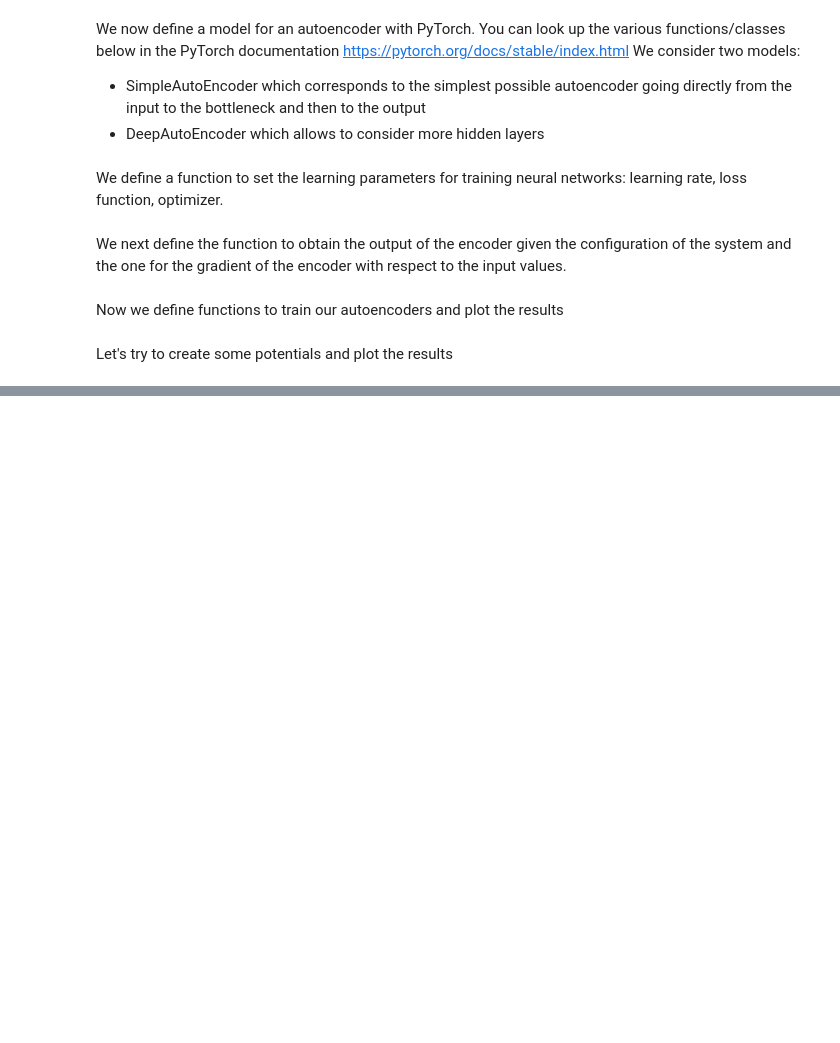
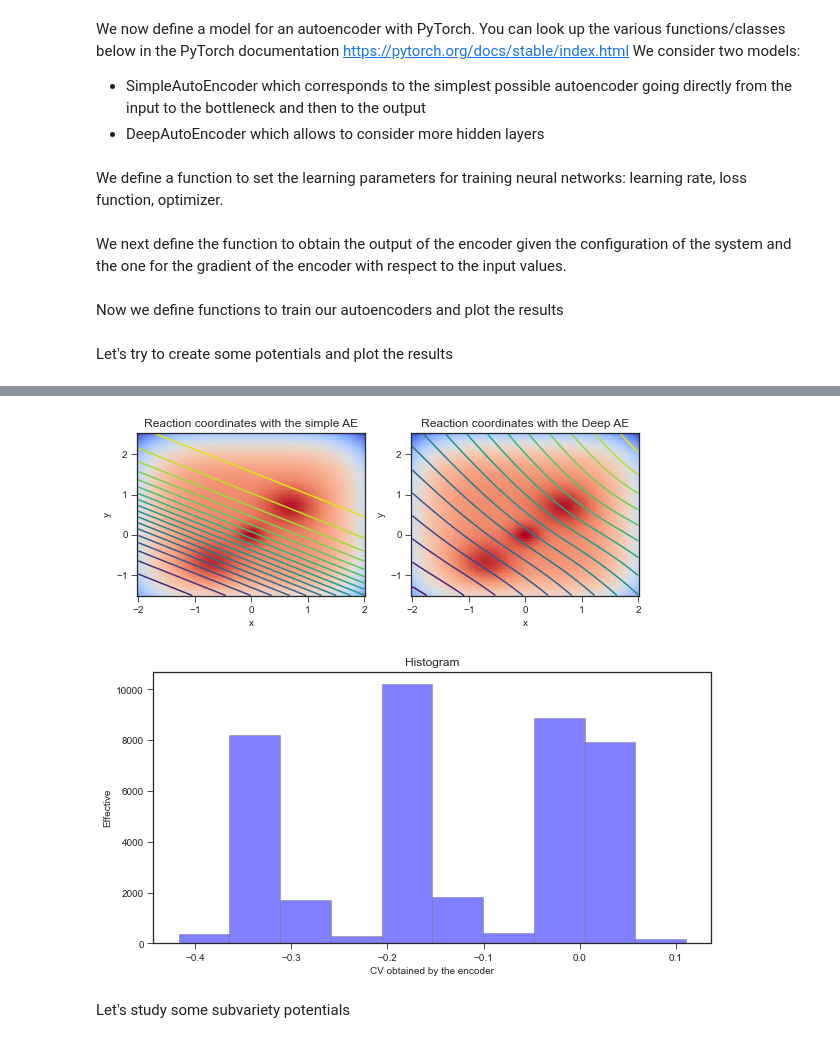
Before and after one commit to InesVATI/Autoencoder-TDLOG, a Jupyter notebook: MOPSI2D.ipynb, the cells around one changed output, grey strips where cells are left out. Cells and saved outputs as stored; diff of their text form; code cells hidden in the pictures; blank space fills up the shorter version.

```diff
--- a/MOPSI2D.ipynb
+++ b/MOPSI2D.ipynb
@@ -685,10 +685,14 @@ def train(ae0, ae1, learning_rate, batch_size, num_epochs, loss, optimizer, traj
     ax0.plot(range(1, len(loss_evol0[:, 1])), loss_evol0[: -1, 1], '-.', label='test loss', marker='+')
     ax0.legend()
     ax0.set_title("Average losses for the simple AE")
+    ax0.set_xlabel('epoch')
+    ax0.set_ylabel('loss')
     ax1.plot(loss_evol1[:, 0], '--', label='train loss', marker='x')
     ax1.plot(range(1, len(loss_evol1[:, 1])), loss_evol1[: -1, 1], '-.', label='test loss', marker='+')
     ax1.legend()
     ax1.set_title(" Average losses for the Deep AE")
+    ax1.set_xlabel('epoch')
+    ax1.set_ylabel('loss')
 
     return fig1
 
@@ -719,6 +723,10 @@ def plot_results(ae0, ae1, potential):
     ax1.pcolormesh(x_plot, y_plot, potential_on_grid, cmap='coolwarm_r',shading='auto')
     ax1.contour(x_plot, y_plot, xi_ae1_on_grid, 20, cmap = 'viridis')
     ax1.set_title("Reaction coordinates with the Deep AE")
+    ax0.set_xlabel('x')
+    ax0.set_ylabel('y')
+    ax1.set_xlabel('x')
+    ax1.set_ylabel('y')
     return fig2
 
 def plot_hist(autoencoder, traj):
@@ -788,0 +822,19 @@ ax1.plot(range(len(trajectory[:,0])), trajectory[:,0], label='x coodinate along
+# %%
+learning_rate = 0.005
+batch_size = 100
+num_epochs = 500
+loss = 'MSE'
+optimizer = 'Adam'
+ae0 = SimpleAutoEncoder(2,1)
+ae = DeepAutoEncoder(2, [4,8,2], 1)
+#fig2=train(ae0, ae, learning_rate, batch_size, num_epochs, loss, optimizer, trajectory)
+ae = torch.load('AE_model_mod3_25_02')
+fig3=plot_results(ae0, ae,Potential)
+#torch.save(ae, 'AE_model_mod3_25_02')
+fig4 = plot_hist(ae, trajectory)
+plt.show()
+# %% [output]
+[figure, added]
+[figure, added]
+# %% [markdown]
+Let's study some subvariety potentials
```
Also changed, not shown: parts of 8 cells of this notebook, 8 other files.
